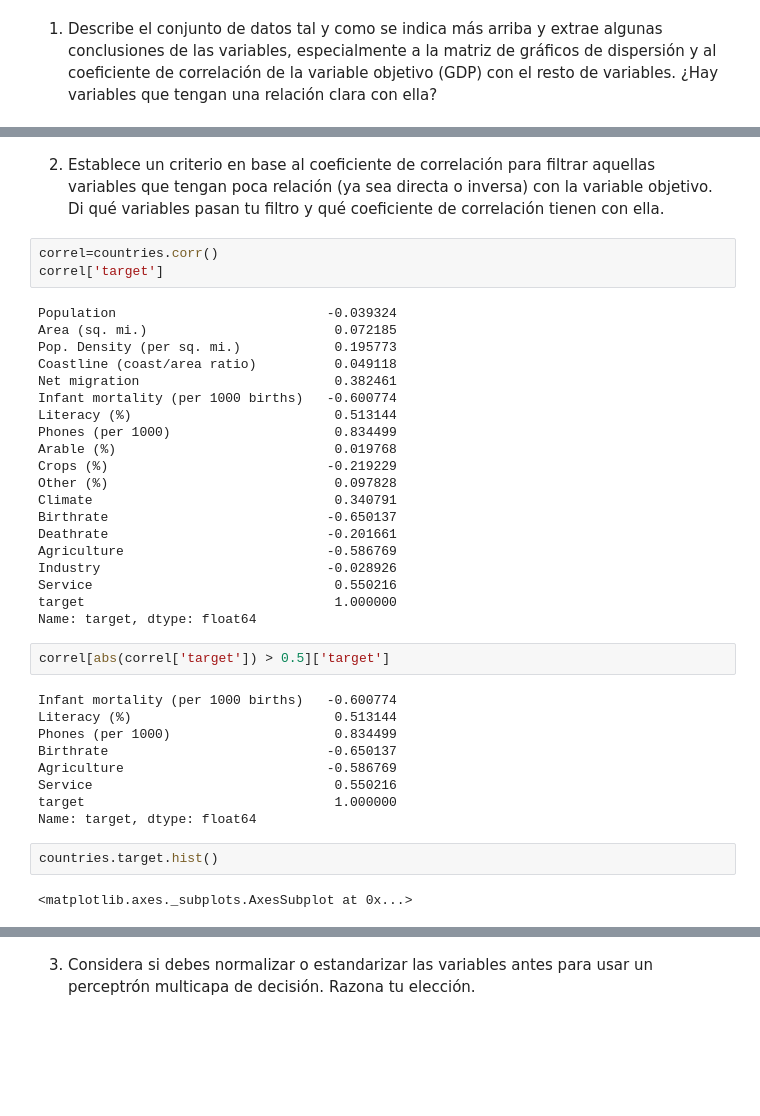
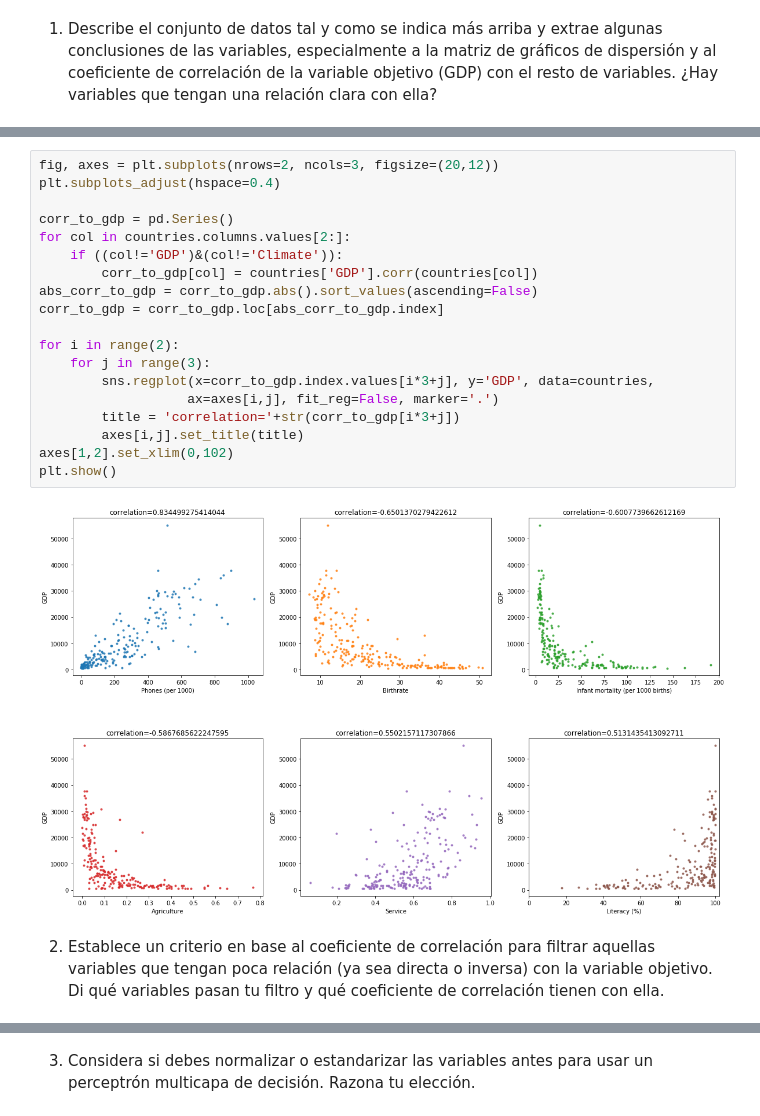
Before and after one commit to diegoambite/IA2, a Jupyter notebook: Práctica 1.3 IA2.ipynb, the cells around one changed output, grey strips where cells are left out. Cells and saved outputs as stored; diff of their text form; blank space fills up the shorter version.

```diff
--- a/Práctica 1.3 IA2.ipynb
+++ b/Práctica 1.3 IA2.ipynb
@@ -83,40 +136,23 @@ countries.dropna()
+# %%
+fig, axes = plt.subplots(nrows=2, ncols=3, figsize=(20,12))
+plt.subplots_adjust(hspace=0.4)
+
+corr_to_gdp = pd.Series()
+for col in countries.columns.values[2:]:
+    if ((col!='GDP')&(col!='Climate')):
+        corr_to_gdp[col] = countries['GDP'].corr(countries[col])
+abs_corr_to_gdp = corr_to_gdp.abs().sort_values(ascending=False)
+corr_to_gdp = corr_to_gdp.loc[abs_corr_to_gdp.index]
+
+for i in range(2):
+    for j in range(3):
+        sns.regplot(x=corr_to_gdp.index.values[i*3+j], y='GDP', data=countries,
+                   ax=axes[i,j], fit_reg=False, marker='.')
+        title = 'correlation='+str(corr_to_gdp[i*3+j])
+        axes[i,j].set_title(title)
+axes[1,2].set_xlim(0,102)
+plt.show()
+# %% [output]
+[figure, added]
 # %% [markdown]
 2. Establece un criterio en base al coeficiente de correlación para filtrar aquellas variables que tengan poca relación (ya sea directa o inversa) con la variable objetivo. Di qué variables pasan tu filtro y qué coeficiente de correlación tienen con ella.
-# %%
-correl=countries.corr()
-correl['target']
-# %% [output]
-Population                           -0.039324
-Area (sq. mi.)                        0.072185
-Pop. Density (per sq. mi.)            0.195773
-Coastline (coast/area ratio)          0.049118
-Net migration                         0.382461
-Infant mortality (per 1000 births)   -0.600774
-Literacy (%)                          0.513144
-Phones (per 1000)                     0.834499
-Arable (%)                            0.019768
-Crops (%)                            -0.219229
-Other (%)                             0.097828
-Climate                               0.340791
-Birthrate                            -0.650137
-Deathrate                            -0.201661
-Agriculture                          -0.586769
-Industry                             -0.028926
-Service                               0.550216
-target                                1.000000
-Name: target, dtype: float64
-# %%
-correl[abs(correl['target']) > 0.5]['target']
-# %% [output]
-Infant mortality (per 1000 births)   -0.600774
-Literacy (%)                          0.513144
-Phones (per 1000)                     0.834499
-Birthrate                            -0.650137
-Agriculture                          -0.586769
-Service                               0.550216
-target                                1.000000
-Name: target, dtype: float64
-# %%
-countries.target.hist()
-# %% [output]
-<matplotlib.axes._subplots.AxesSubplot at 0x...>
```
Also changed, not shown: parts of 20 cells of this notebook.
